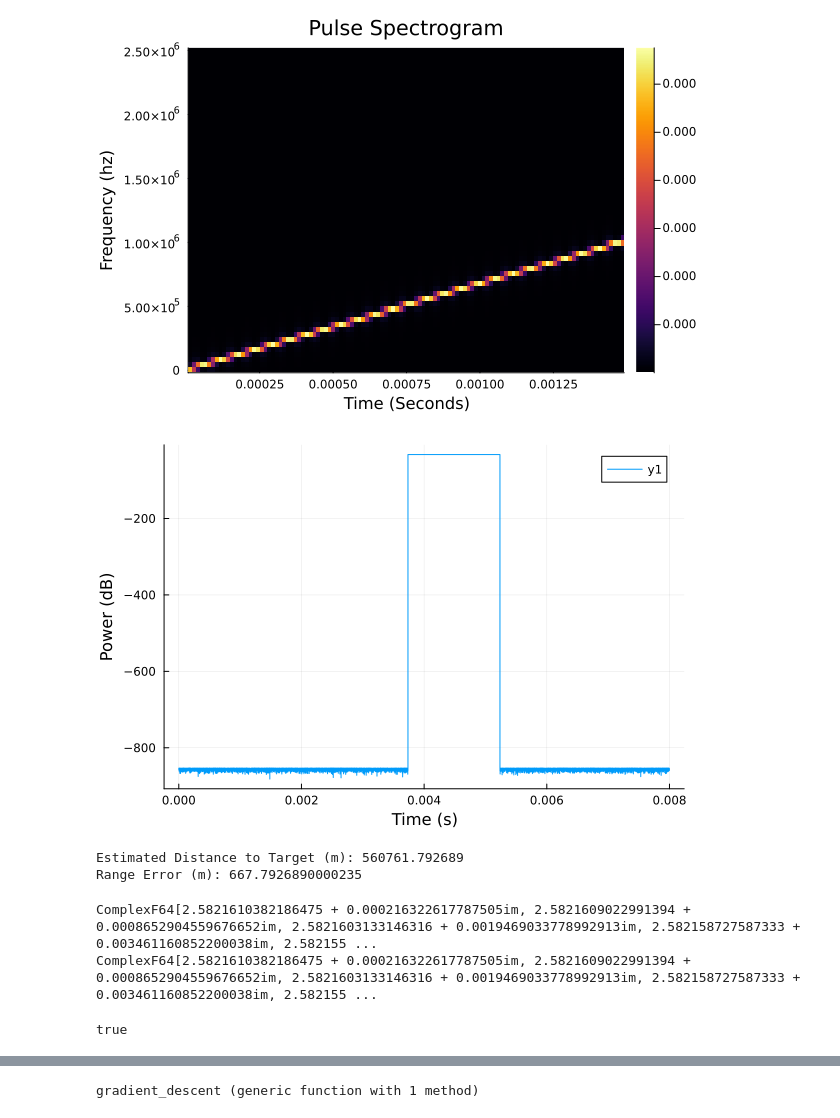
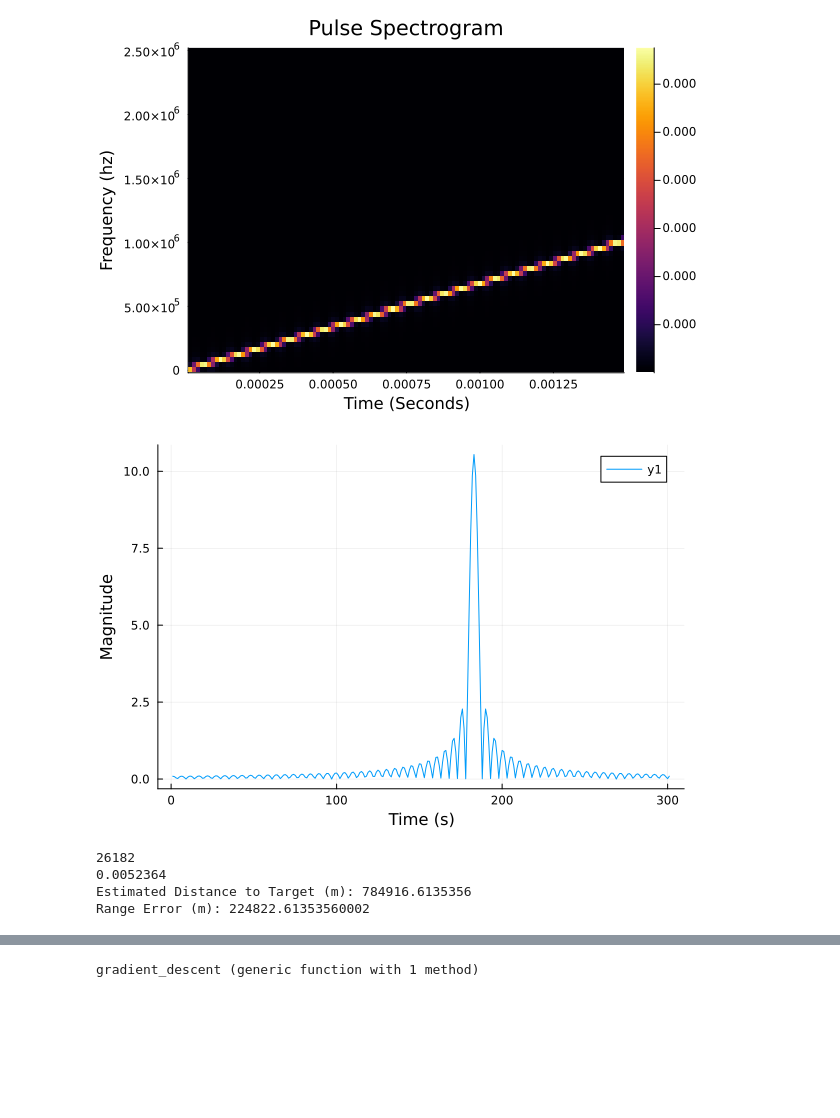
Before and after one commit to WPI-5G/radarSim, a Jupyter notebook: sim.ipynb, the cells around one changed output, grey strips where cells are left out. Saved outputs shown, nothing was run; the diff lists cells and outputs as text; code cells hidden in the pictures; blank space fills up the shorter version.

Commit message:
Fixed puls compr plot, removed rising edge methods

```diff
--- a/sim.ipynb
+++ b/sim.ipynb
@@ -53,39 +60,25 @@ spec = spectrogram(pulse_train[begin:round(Int, τ*samp_rate)], fft_size; fs=sam
 heatmap(spec.time, LinRange(0,samp_rate/2, round(Int, fft_size/2)), spec.power[begin:round(Int, fft_size/2) , :], xguide="Time (Seconds)", yguide="Frequency (hz)", title="Pulse Spectrogram")
 # %% [output]
 [figure]
-# %%
-sigPower = sqrt.(abs.(rx_pulse_train).^2)
-sigPowerdB = 10*log10.(sigPower)
-plot(t[1:40000], sigPowerdB[1:40000], xguide="Time (s)", yguide="Power (dB)")
-# %% [output]
-[figure, removed]
+# %%
+null, p = single_pulse(samp_rate, prf, τ, β, envelope_type="Rectangular", pulse_type="Increasing", coefficients);
+pulse_compression = conv(rx_pulse_train, conj(reverse(p[begin:round(Int, τ*samp_rate)])));
+pulse_compression = pulse_compression[1:length(rx_pulse_train)];
+# %%
+sigPower = abs.(pulse_compression)
+plot(sigPower[26000:26300], xguide="Time (s)", yguide="Magnitude")
+# %% [output]
+[figure, added]
 # %%
-null, idx = findmax(sigPowerdB[1:40000])
-estimatedRange  = ((idx/samp_rate)/(1/299_792_458))/2
+null, idx = findmax(sigPower[1:50000])
+println(idx)
+println((idx)/samp_rate)
+estimatedRange  = (t[idx]*299_792_458)/2
 rangeError = abs(estimatedRange - 560_094)
 println("Estimated Distance to Target (m): ", estimatedRange)
 println("Range Error (m): ", rangeError)
 # %% [output]
-Estimated Distance to Target (m): 560761.792689
-Range Error (m): 667.7926890000235
+26182
+0.0052364
+Estimated Distance to Target (m): 784916.6135356
+Range Error (m): 224822.61353560002
-# %%
-time, p = single_pulse(samp_rate, prf, τ, β, envelope_type="Rectangular", pulse_type="Increasing", coefficients);
-pulse_compression = conv(rx_pulse_train, conj(reverse(p[begin:round(Int, τ*samp_rate)])));
-pulse_compression = pulse_compression[1:length(rx_pulse_train)];
-
-# plot(abs.(pulse_train[1:7500]))
-isequal(p[1:7500], pulse_train[1:7500])
-# println(p[1:10])
-# println(conj(p[1]))
-# println(length(p))
-# plot(abs.(p[begin:round(Int, τ*samp_rate)-1]))
-# println(round(Int, τ*samp_rate))
-# println(length(p[begin:round(Int, τ*samp_rate)]))
-
-
-# pulse_compression = xcorr(rx_pulse_train, pulse_train);
-# pulse_compression = pulse_compression[1:length(rx_pulse_train)];
-# %% [output]
-ComplexF64[2.5821610382186475 + 0.000216322617787505im, 2.5821609022991394 + 0.0008652904559676652im, 2.5821603133146316 + 0.0019469033778992913im, 2.582158727587333 + 0.003461160852200038im, 2.582155 ...
-ComplexF64[2.5821610382186475 + 0.000216322617787505im, 2.5821609022991394 + 0.0008652904559676652im, 2.5821603133146316 + 0.0019469033778992913im, 2.582158727587333 + 0.003461160852200038im, 2.582155 ...
-true
```
Also changed, not shown: parts of 4 cells of this notebook, 1 other file.
